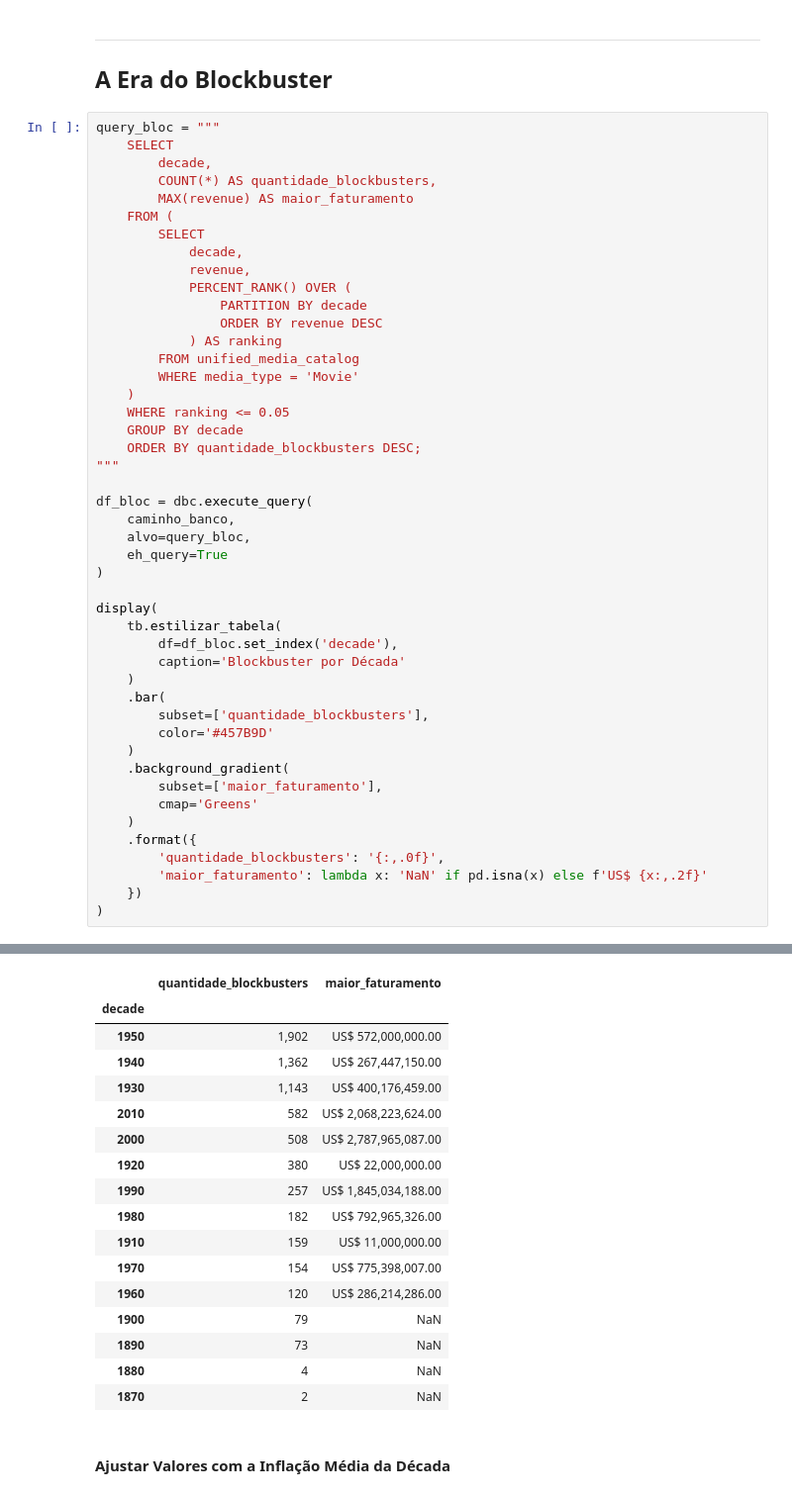
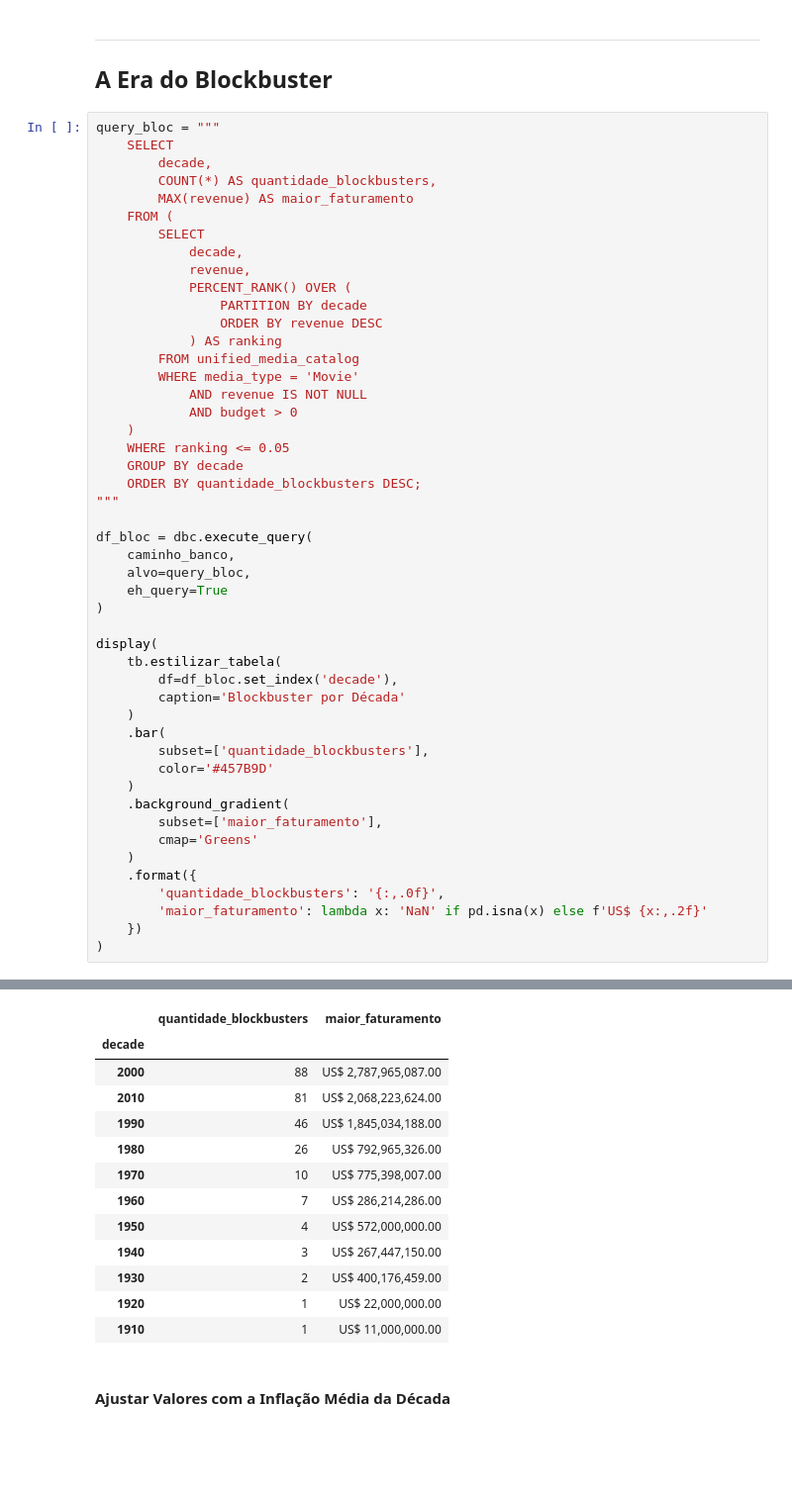
Before and after one commit to AleCecilio/entertainment_industry_performance_analysis, a Jupyter notebook: notebooks/02_data_analytics/18_analytics_financial_timeline.ipynb, the cells around one changed output, grey strips where cells are left out. Shown at 99% size. Cells and saved outputs as stored; diff of their text form; blank space fills up the shorter version.

```diff
--- a/notebooks/02_data_analytics/18_analytics_financial_timeline.ipynb
+++ b/notebooks/02_data_analytics/18_analytics_financial_timeline.ipynb
@@ -274,6 +274,8 @@ query_bloc = """
             ) AS ranking
         FROM unified_media_catalog
         WHERE media_type = 'Movie'
+            AND revenue IS NOT NULL
+            AND budget > 0
     )
     WHERE ranking <= 0.05
     GROUP BY decade
@@ -309,21 +311,17 @@ Dados carregados via SQL! Formato: (15, 3)
 Blockbuster por Década
 |  | quantidade_blockbusters | maior_faturamento |
 | decade |  |  |
-| 1950 | 1,902 | US$ 572,000,000.00 |
-| 1940 | 1,362 | US$ 267,447,150.00 |
-| 1930 | 1,143 | US$ 400,176,459.00 |
-| 2010 | 582 | US$ 2,068,223,624.00 |
-| 2000 | 508 | US$ 2,787,965,087.00 |
-| 1920 | 380 | US$ 22,000,000.00 |
-| 1990 | 257 | US$ 1,845,034,188.00 |
-| 1980 | 182 | US$ 792,965,326.00 |
-| 1910 | 159 | US$ 11,000,000.00 |
-| 1970 | 154 | US$ 775,398,007.00 |
-| 1960 | 120 | US$ 286,214,286.00 |
-| 1900 | 79 | NaN |
-| 1890 | 73 | NaN |
-| 1880 | 4 | NaN |
-| 1870 | 2 | NaN |
+| 2000 | 88 | US$ 2,787,965,087.00 |
+| 2010 | 81 | US$ 2,068,223,624.00 |
+| 1990 | 46 | US$ 1,845,034,188.00 |
+| 1980 | 26 | US$ 792,965,326.00 |
+| 1970 | 10 | US$ 775,398,007.00 |
+| 1960 | 7 | US$ 286,214,286.00 |
+| 1950 | 4 | US$ 572,000,000.00 |
+| 1940 | 3 | US$ 267,447,150.00 |
+| 1930 | 2 | US$ 400,176,459.00 |
+| 1920 | 1 | US$ 22,000,000.00 |
+| 1910 | 1 | US$ 11,000,000.00 |
 # %% [markdown]
 #### Ajustar Valores com a Inflação Média da Década
 # %%
```
Also changed, not shown: parts of 4 cells of this notebook, 4 other files.
